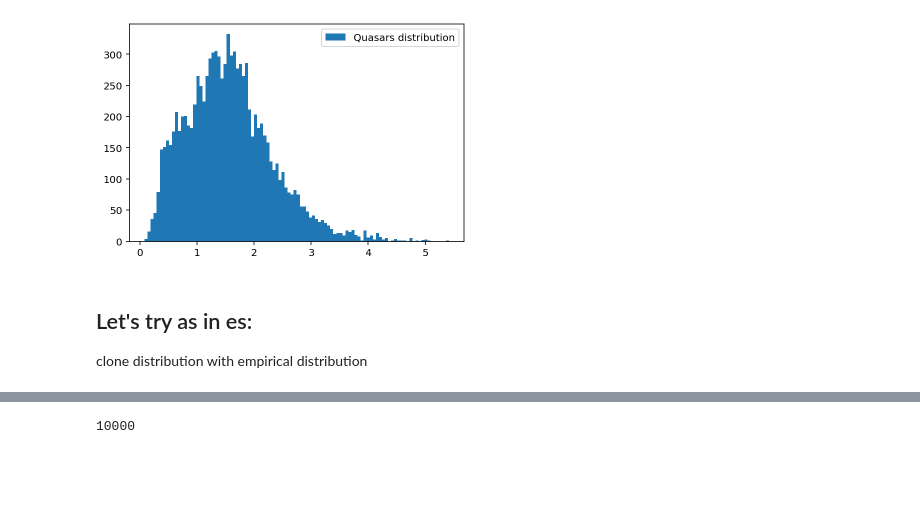
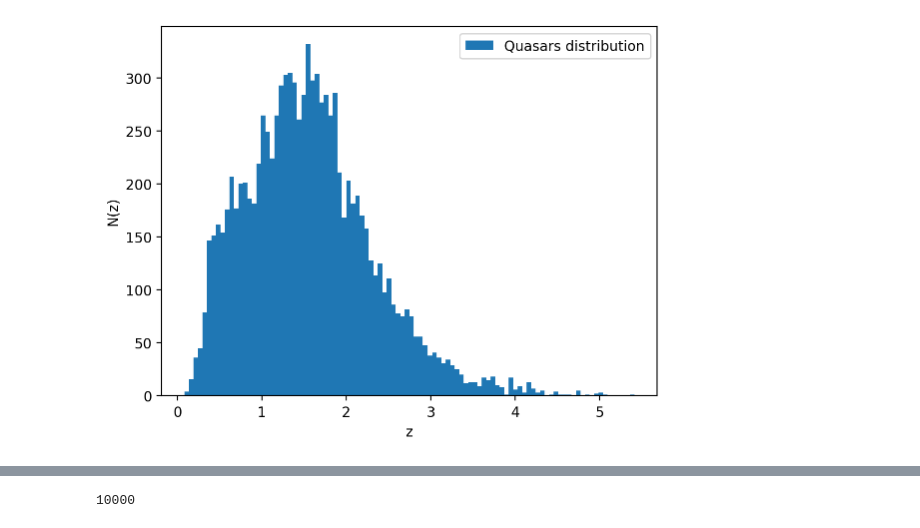
Before and after one commit to olghyn/ASTROSTATS, a Jupyter notebook: L04.ipynb, the cells around one changed output, grey strips where cells are left out. Cells and saved outputs as stored; diff of their text form; code cells hidden in the pictures; blank space fills up the shorter version.

```diff
--- a/L04.ipynb
+++ b/L04.ipynb
@@ -43,10 +41,8 @@ FlatLambdaCDM(name="Planck15", H0=67.7 km / (Mpc s), Om0=0.307, Tcmb0=2.725 K, N
 # %%
 counts_z, bins_z, bars_z = plt.hist(z,bins=100, label="Quasars distribution")
-plt.plot()
+plt.xlabel('z')
+plt.ylabel('N(z)')
 plt.legend()
 plt.show()
 # %% [output]
-[figure, old version]
+[figure, new version]
-# %% [markdown]
-## Let's try as in es:
-clone distribution with empirical distribution
```
Also changed, not shown: parts of 30 cells of this notebook.
